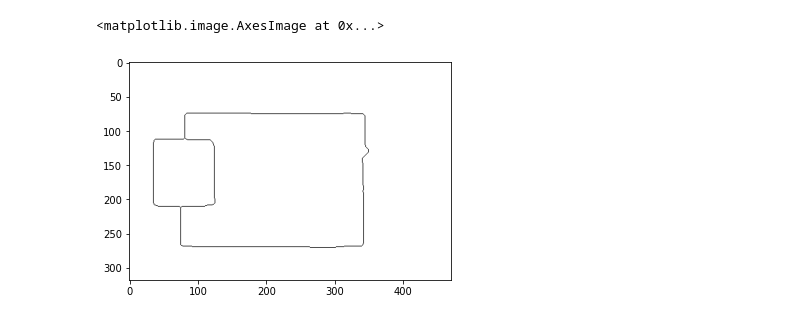
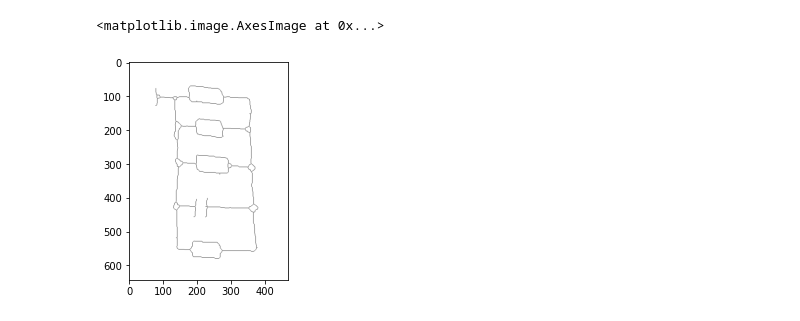
Before and after one commit to Chris022/smarter-circuits, a Jupyter notebook: src/main.ipynb, the cells around one changed output. Cells and saved outputs as stored; diff of their text form; code cells hidden in the pictures.

```diff
--- a/src/main.ipynb
+++ b/src/main.ipynb
@@ -18,7 +18,7 @@ import string
 import igraph
 import copy
 # %%
-name = "6.png"
+name = "9.png"
 
 image = utils.loadImage(path="./../resources/testImages",name=name, resize=(450,None))
 
@@ -134,11 +51,12 @@ plt.imshow(erosion, cmap='gray')
 # %%
-preprocessedImage = ip.preprocessImage(image)
+image = cv2.threshold(image, 100, 255, cv2.THRESH_BINARY)[1]
+preprocessedImage = ip.preprocessImage(image.copy())
 utils.saveImage(name="preprocessed.png", image=preprocessedImage)
 
 plt.imshow(preprocessedImage, cmap='gray')
 # %% [output]
 <matplotlib.image.AxesImage at 0x...>
-[figure, old version]
+[figure, new version]
 # %%
 #class_names = os.listdir('./../trainData')
 #
```
Also changed, not shown: parts of 9 cells of this notebook, 2 other files.
